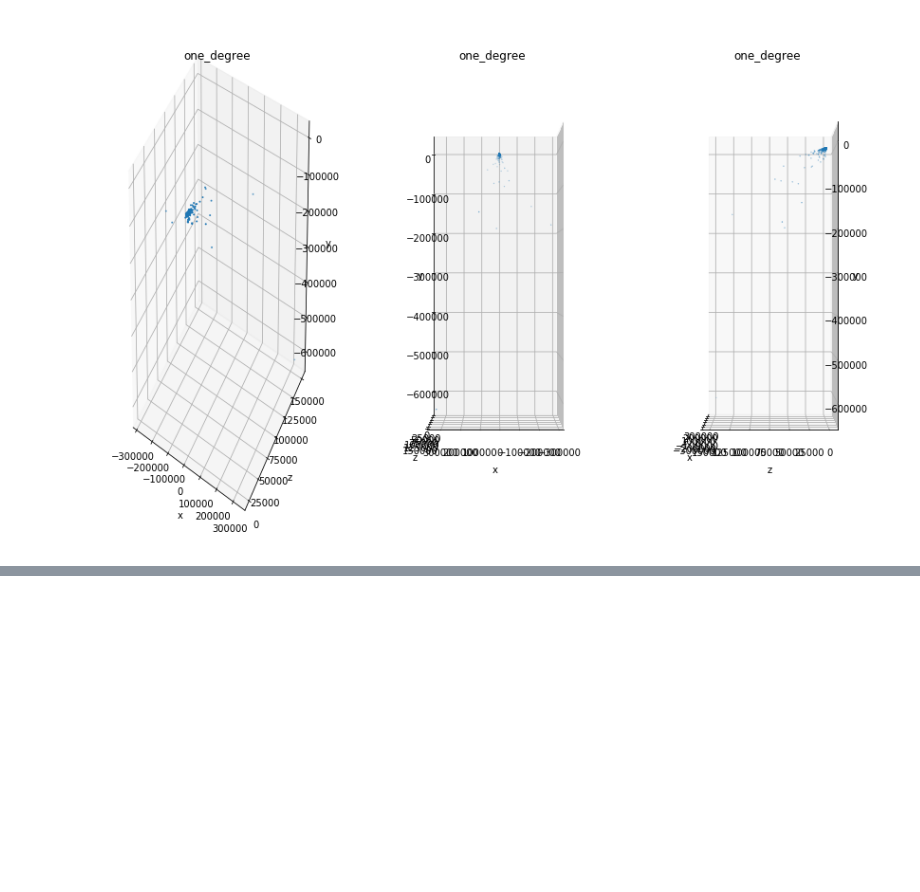
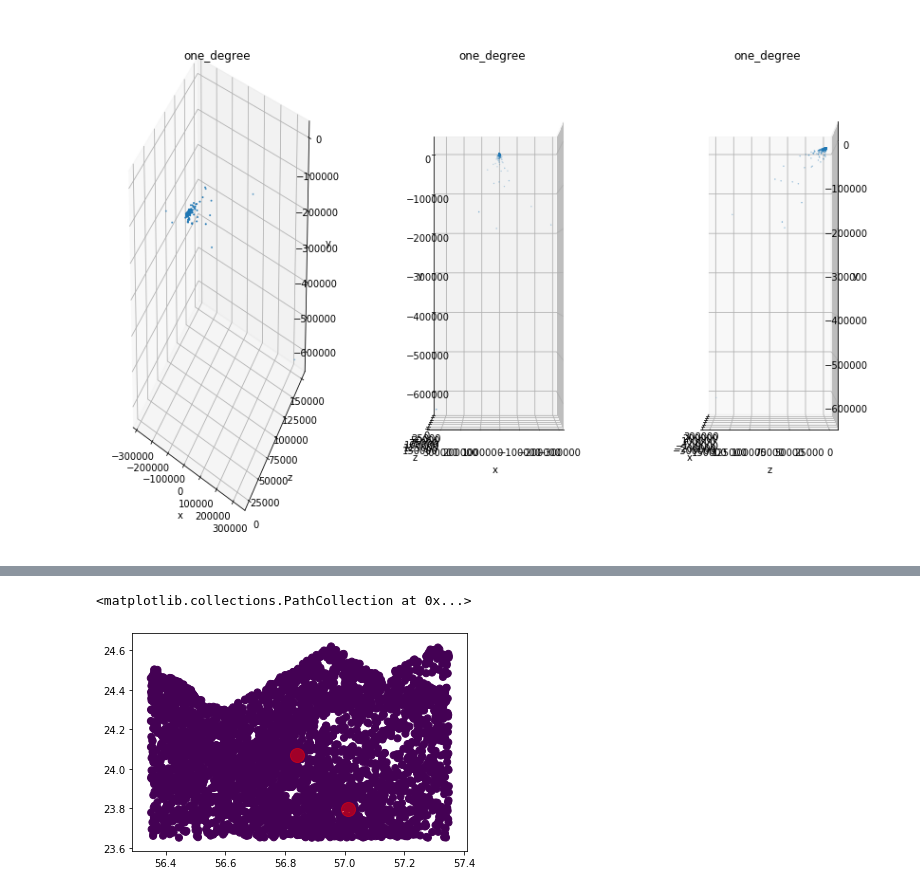
Before and after one commit to lauramv1832/Gaia, a Jupyter notebook: Gaia.ipynb, the cells around one changed output, grey strips where cells are left out. Saved outputs shown, nothing was run; the diff lists cells and outputs as text; code cells hidden in the pictures; blank space fills up the shorter version.

```diff
--- a/Gaia.ipynb
+++ b/Gaia.ipynb
@@ -801,0 +1199,22 @@ plt.show()
+# %%
+train = pleiades.head(3794)
+test = pleiades.tail(1626)
+# %%
+#weighted fractions
+from sklearn.cluster import KMeans
+
+# create kmeans object, 2 clusters
+kmeans = KMeans(n_clusters=2)
+# fit kmeans object to data
+kmeans.fit(train.values) #X = data set excluding name of galaxy
+# save new clusters for chart
+y_km = kmeans.predict(train.values) #or fit_predict
+# %%
+#.values - changes pandas dataframe to numpy array
+plt.scatter(train.values[:, 0], train.values[:, 1], c=y_km, s=50, cmap='viridis')
+
+centers = kmeans.cluster_centers_
+plt.scatter(centers[:, 0], centers[:, 1], c='red', s=200, alpha=0.5)
+# %% [output]
+<matplotlib.collections.PathCollection at 0x...>
+[figure, added]
```
Also changed, not shown: parts of 6 cells of this notebook.
